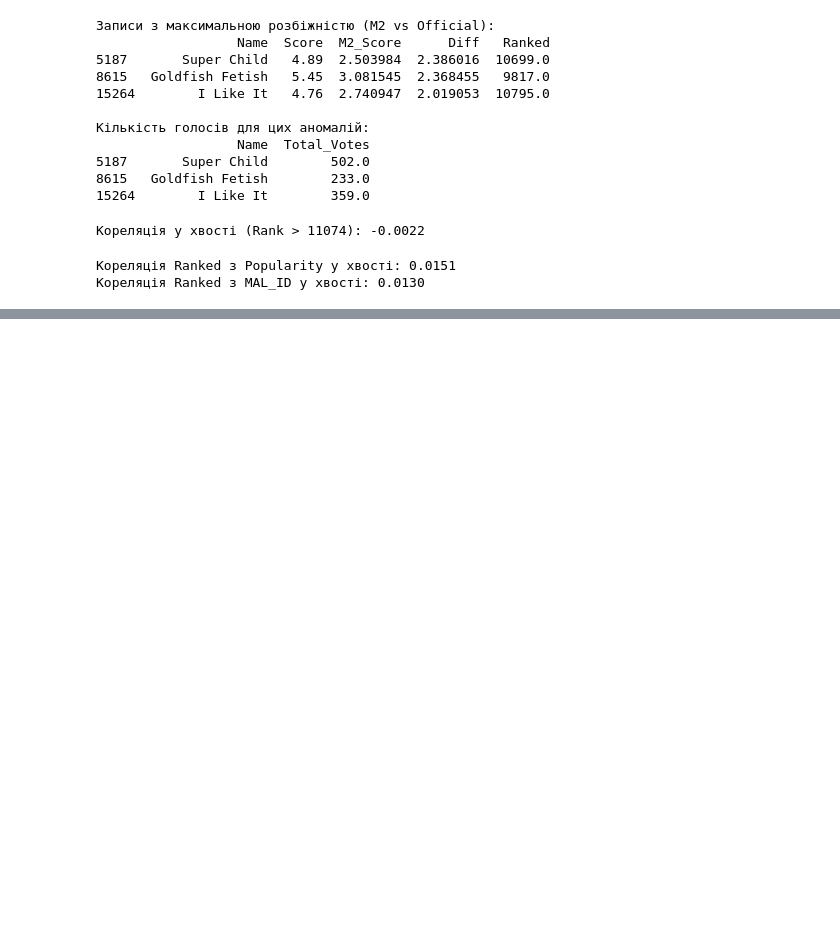
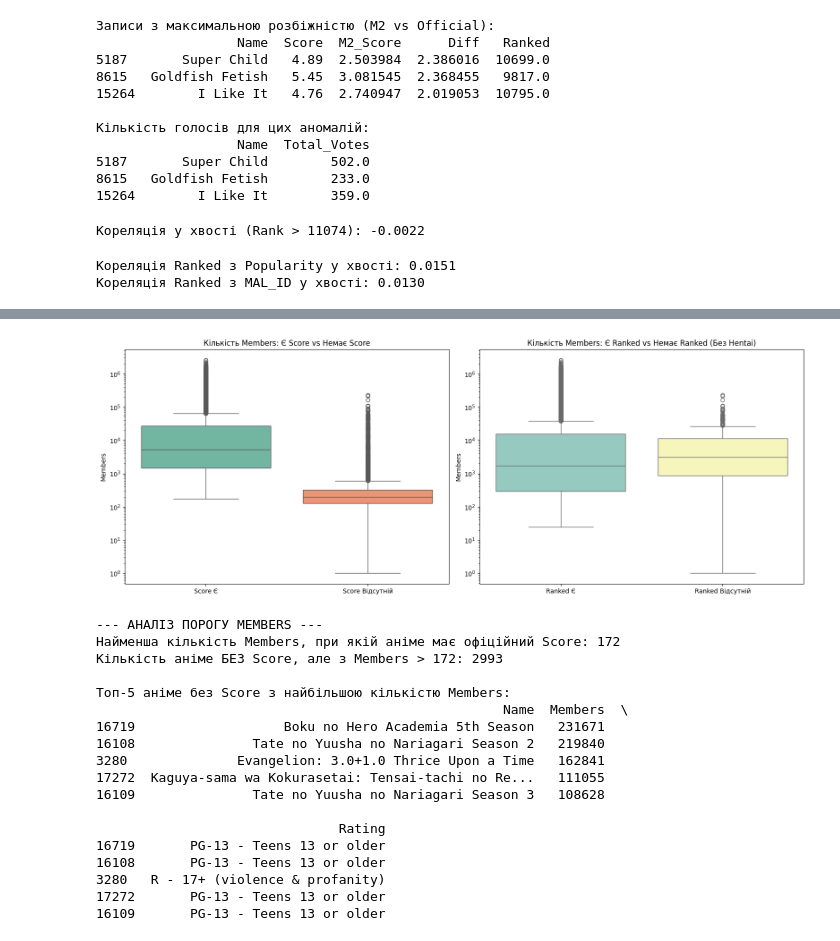
Before and after one commit to AntonBubnov/anime-rec-sys-evaluation, a Jupyter notebook: notebooks/01_preprocessing.ipynb, the cells around one changed output, grey strips where cells are left out. Drawn from its saved outputs; the diff is of its cells as text; code cells hidden in the pictures; blank space fills up the shorter version.

```diff
--- a/notebooks/01_preprocessing.ipynb
+++ b/notebooks/01_preprocessing.ipynb
@@ -963,0 +1279,71 @@ print(f"Кореляція Ranked з MAL_ID у хвості: {corr_id:.4f}")
+# %%
+import matplotlib.pyplot as plt
+import seaborn as sns
+
+# Переконаємось, що колонки існують і мають правильний тип
+df_anime['Score_is_NaN'] = df_anime['Score'].isna()
+df_anime['Ranked_is_NaN'] = df_anime['Ranked'].isna()
+
+# 1. ВІЗУАЛІЗАЦІЯ
+fig, axes = plt.subplots(1, 2, figsize=(16, 6))
+
+# Фільтруємо Hentai для аналізу Ranked
+df_no_hentai = df_anime[df_anime['Rating'] != 'Rx - Hentai'].copy()
+
+# Графік 1: Вплив Members на Score (Всі дані)
+sns.boxplot(data=df_anime, x='Score_is_NaN', y='Members', ax=axes[0],
+            hue='Score_is_NaN', palette='Set2', legend=False)
+axes[0].set_yscale('log')
+axes[0].set_title('Кількість Members: Є Score vs Немає Score')
+axes[0].set_xticks([0, 1])
+axes[0].set_xticklabels(['Score Є', 'Score Відсутній'])
+axes[0].set_xlabel('')
+
+# Графік 2: Вплив Members на Ranked (БЕЗ Hentai)
+sns.boxplot(data=df_no_hentai, x='Ranked_is_NaN', y='Members', ax=axes[1],
+            hue='Ranked_is_NaN', palette='Set3', legend=False)
+axes[1].set_yscale('log')
+axes[1].set_title('Кількість Members: Є Ranked vs Немає Ranked (Без Hentai)')
+axes[1].set_xticks([0, 1])
+axes[1].set_xticklabels(['Ranked Є', 'Ranked Відсутній'])
+axes[1].set_xlabel('')
+
+plt.tight_layout()
+plt.show()
+
+# 2. АНАЛІЗ МІНІМАЛЬНИХ MEMBERS
+# Знаходимо найменшу кількість Members серед аніме, які мають Score
+min_members_with_score = df_anime[df_anime['Score'].notna()]['Members'].min()
+
+print(f"--- АНАЛІЗ ПОРОГУ MEMBERS ---")
+print(f"Найменша кількість Members, при якій аніме має офіційний Score: {min_members_with_score}")
+
+# Знаходимо аніме, у яких НЕМАЄ Score, але Members більше за цей мінімум
+anomalies_no_score = df_anime[(df_anime['Score'].isna()) & (df_anime['Members'] > min_members_with_score)]
+count_anomalies = len(anomalies_no_score)
+
+print(f"Кількість аніме БЕЗ Score, але з Members > {min_members_with_score}: {count_anomalies}")
+
+if count_anomalies > 0:
+    print("\nТоп-5 аніме без Score з найбільшою кількістю Members:")
+    print(anomalies_no_score[['Name', 'Members', 'Rating']].sort_values(by='Members', ascending=False).head(5))
+# %% [output]
+[figure, added]
+--- АНАЛІЗ ПОРОГУ MEMBERS ---
+Найменша кількість Members, при якій аніме має офіційний Score: 172
+Кількість аніме БЕЗ Score, але з Members > 172: 2993
+
+Топ-5 аніме без Score з найбільшою кількістю Members:
+                                                    Name  Members  \
+16719                   Boku no Hero Academia 5th Season   231671
+16108               Tate no Yuusha no Nariagari Season 2   219840
+3280              Evangelion: 3.0+1.0 Thrice Upon a Time   162841
+17272  Kaguya-sama wa Kokurasetai: Tensai-tachi no Re...   111055
+16109               Tate no Yuusha no Nariagari Season 3   108628
+
+                               Rating
+16719       PG-13 - Teens 13 or older
+16108       PG-13 - Teens 13 or older
+3280   R - 17+ (violence & profanity)
+17272       PG-13 - Teens 13 or older
+16109       PG-13 - Teens 13 or older
```
Also changed, not shown: parts of 62 cells of this notebook, 1 other file.
